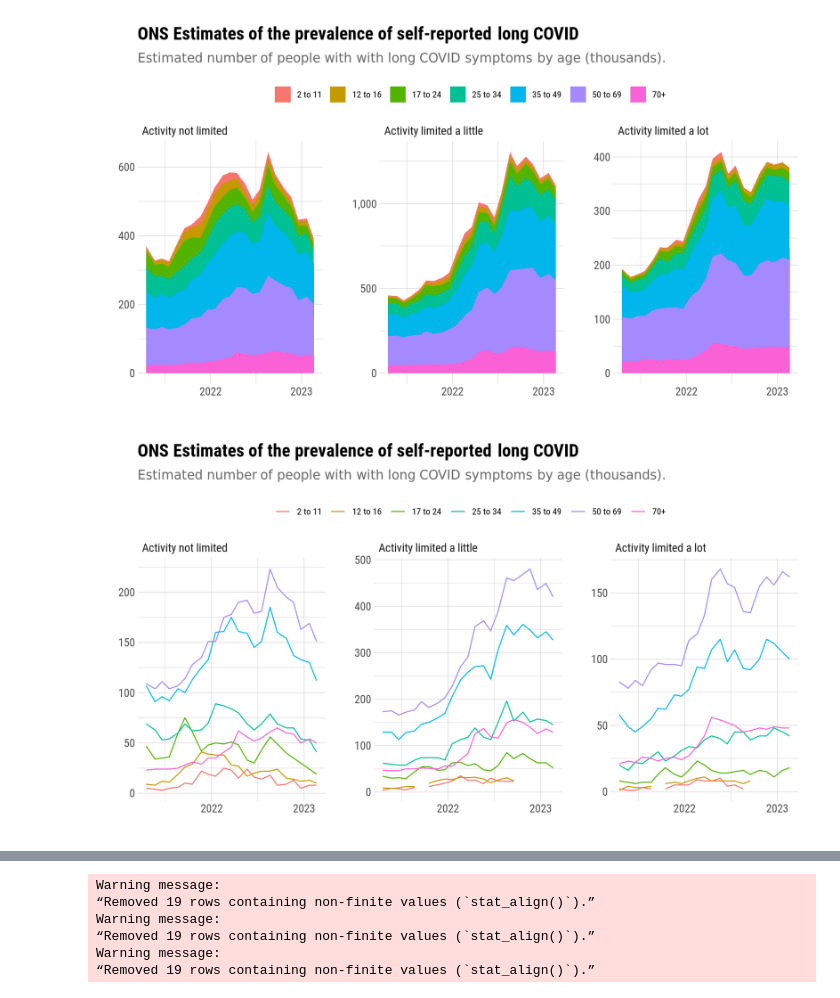
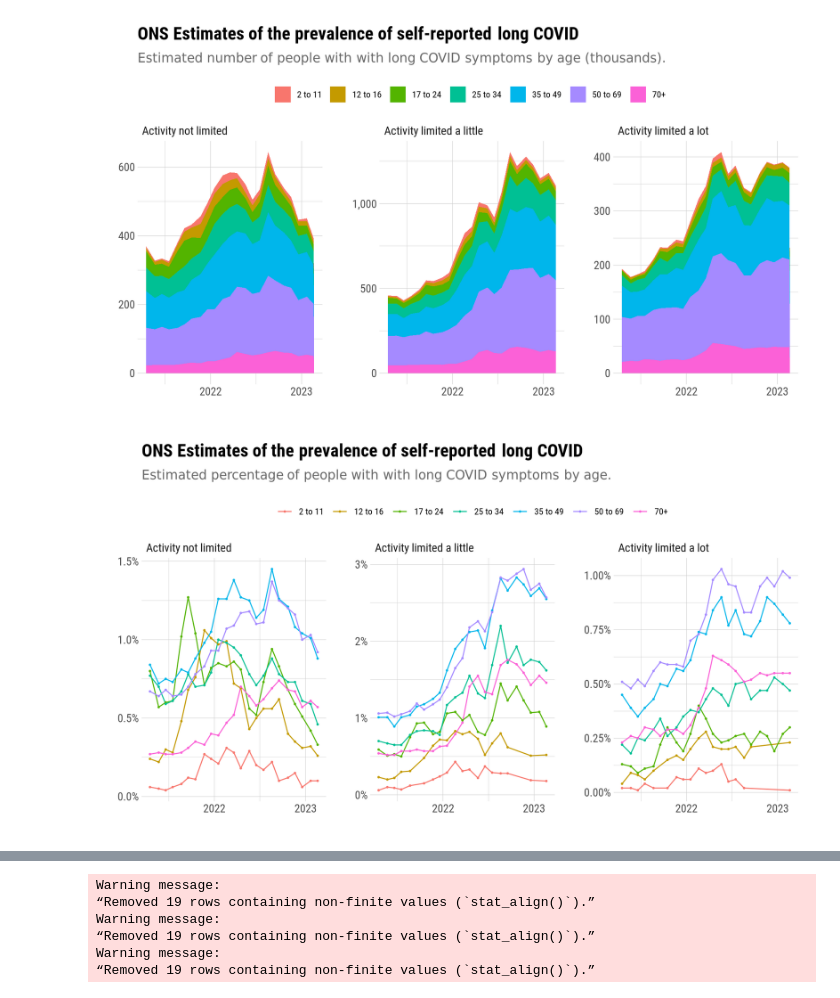
Before and after one commit to bjornpiltz/ONS_LC, a Jupyter notebook: By_age.ipynb, the cells around one changed output, grey strips where cells are left out. Drawn from its saved outputs; the diff is of its cells as text; code cells hidden in the pictures.

Commit message:
Added table 10 with percentage estimates.

```diff
--- a/By_age.ipynb
+++ b/By_age.ipynb
@@ -6,7 +6,6 @@ levels <- c("Activity not limited", "Activity limited a little", "Activity limit
 df <-
   read_csv("data/tidy_ons_longcovid.csv", show_col_types = F)%>%
   filter(Domain == "Age group")%>%
-  select(`Impact on daily activity`, midpoint_date, Group, Estimate)%>%
   mutate(`Impact on daily activity` = factor(`Impact on daily activity`, levels = levels))
 
 df%>%head
@@ -48,19 +48,22 @@ Warning message:
 # %%
 s = 1.25
 options(repr.plot.width = s*8, repr.plot.height = s*4.5, repr.plot.res = 240/s)
 
 df%>%
+  filter(Unit == "Percent") %>%
+  na.omit()%>%
   ggplot(aes(x = midpoint_date, y = Estimate,
              color = reorder(Group, parse_number(Group)))) +
   labs(title = "ONS Estimates of the prevalence of self-reported long COVID",
-       subtitle = "Estimated number of people with with long COVID symptoms by age (thousands).",
+       subtitle = "Estimated percentage of people with with long COVID symptoms by age.",
        color = "", x = "", y = "") +
   geom_line() +
+  geom_point(size = .5) +
   scale_x_date(date_breaks = "1 year", date_labels = "%Y") +
-  scale_y_continuous(labels = scales::comma) +
+  scale_y_continuous(labels = scales::percent_format(scale = 1)) +
   facet_wrap(~`Impact on daily activity`, nrow = 1, scale = "free_y") +
   theme(legend.position  = "top") +
   guides(color = guide_legend(nrow = 1)) +
   savePlot("ONS_LC_age2")
 # %% [output]
-[figure, old version]
+[figure, new version]
```
Also changed, not shown: parts of 4 cells of this notebook, 10 other files.
